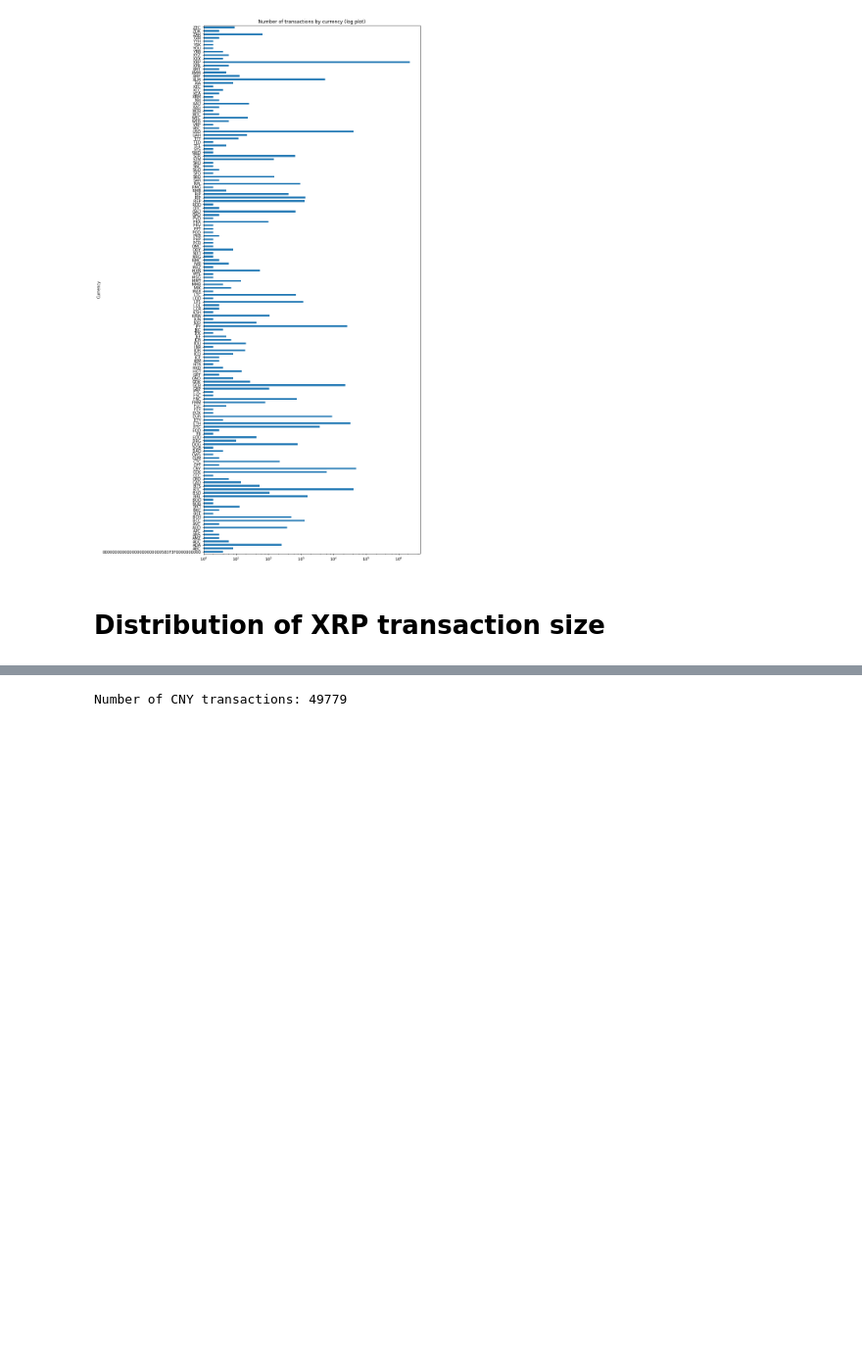
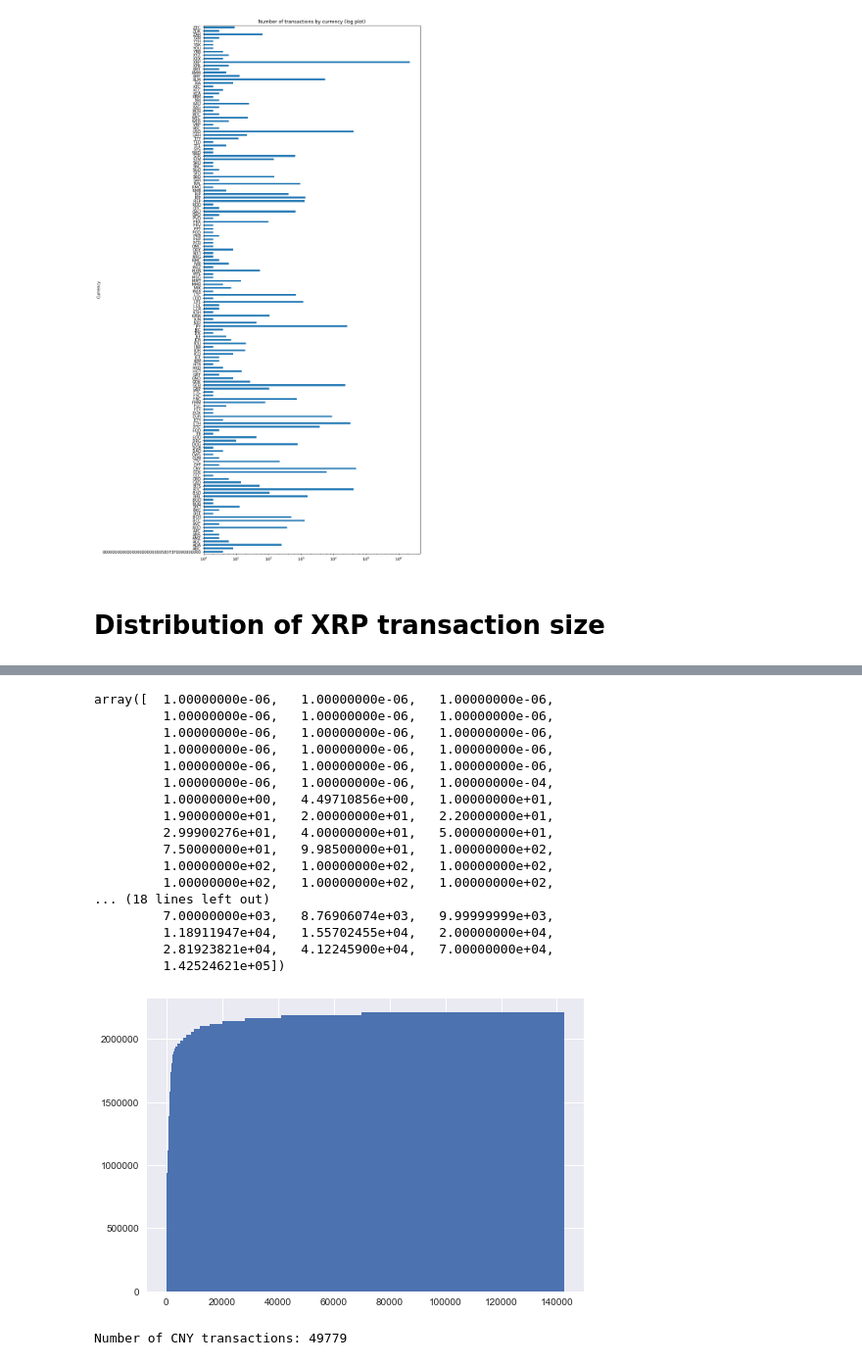
Before and after one commit to tur-ium/Ripple-and-privacy, a Jupyter notebook: Ripple dataset summary.ipynb, the cells around one changed output, grey strips where cells are left out. Shown: that part at 98% size. Cells and saved outputs as stored; diff of their text form; code cells hidden in the pictures; blank space fills up the shorter version.

```diff
--- a/Ripple dataset summary.ipynb
+++ b/Ripple dataset summary.ipynb
@@ -338,3 +334,32 @@ Name: Amount, dtype: float64
+# %%
+from scipy import stats
+bins=100
+quantiles = np.arange(0,1,1/bins)
+bin_edges = stats.mstats.mquantiles(XRP_df['Amount_in_XRP'],np.arange(0,1,1/bins))
+plt.figure()
+vals, unnecessary = np.histogram(XRP_df['Amount_in_XRP'],bins=bins)
+cum_values = np.cumsum(vals)
+plt.hist(XRP_df['Amount_in_XRP'],bins=bin_edges,cumulative=True)
+bin_edges #Use these for the generalisation in analysis
+# %% [output]
+array([  1.00000000e-06,   1.00000000e-06,   1.00000000e-06,
+         1.00000000e-06,   1.00000000e-06,   1.00000000e-06,
+         1.00000000e-06,   1.00000000e-06,   1.00000000e-06,
+         1.00000000e-06,   1.00000000e-06,   1.00000000e-06,
+         1.00000000e-06,   1.00000000e-06,   1.00000000e-06,
+         1.00000000e-06,   1.00000000e-06,   1.00000000e-04,
+         1.00000000e+00,   4.49710856e+00,   1.00000000e+01,
+         1.90000000e+01,   2.00000000e+01,   2.20000000e+01,
+         2.99900276e+01,   4.00000000e+01,   5.00000000e+01,
+         7.50000000e+01,   9.98500000e+01,   1.00000000e+02,
+         1.00000000e+02,   1.00000000e+02,   1.00000000e+02,
+         1.00000000e+02,   1.00000000e+02,   1.00000000e+02,
+... (18 lines left out)
+         7.00000000e+03,   8.76906074e+03,   9.99999999e+03,
+         1.18911947e+04,   1.55702455e+04,   2.00000000e+04,
+         2.81923821e+04,   4.12245900e+04,   7.00000000e+04,
+         1.42524621e+05])
+[figure, added]
 # %%
 
 CNY_df = dict_c['CNY']
```
Also changed, not shown: parts of 3 cells of this notebook.
